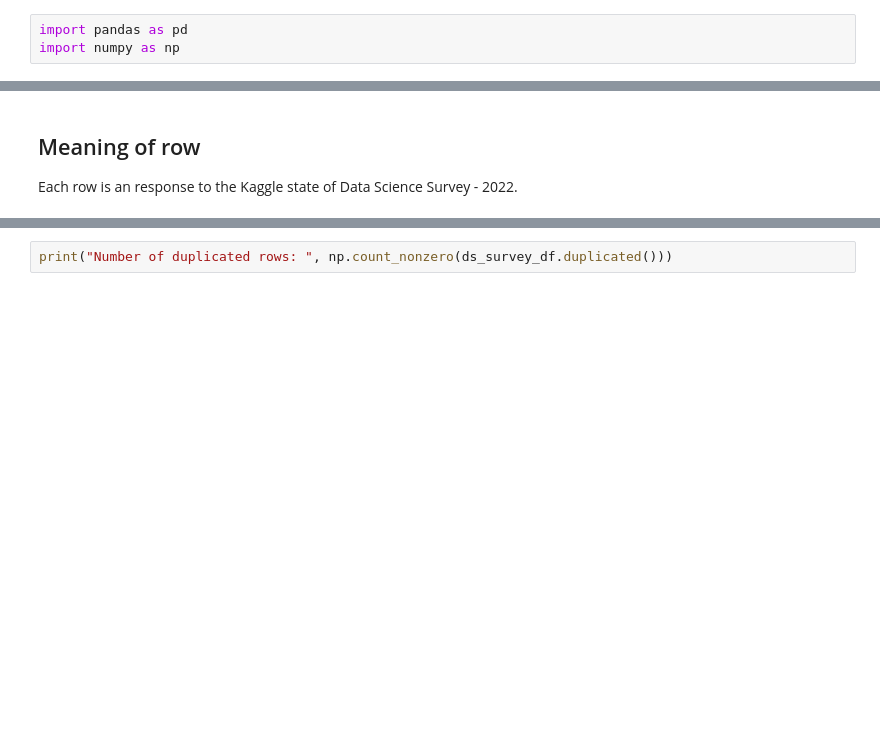
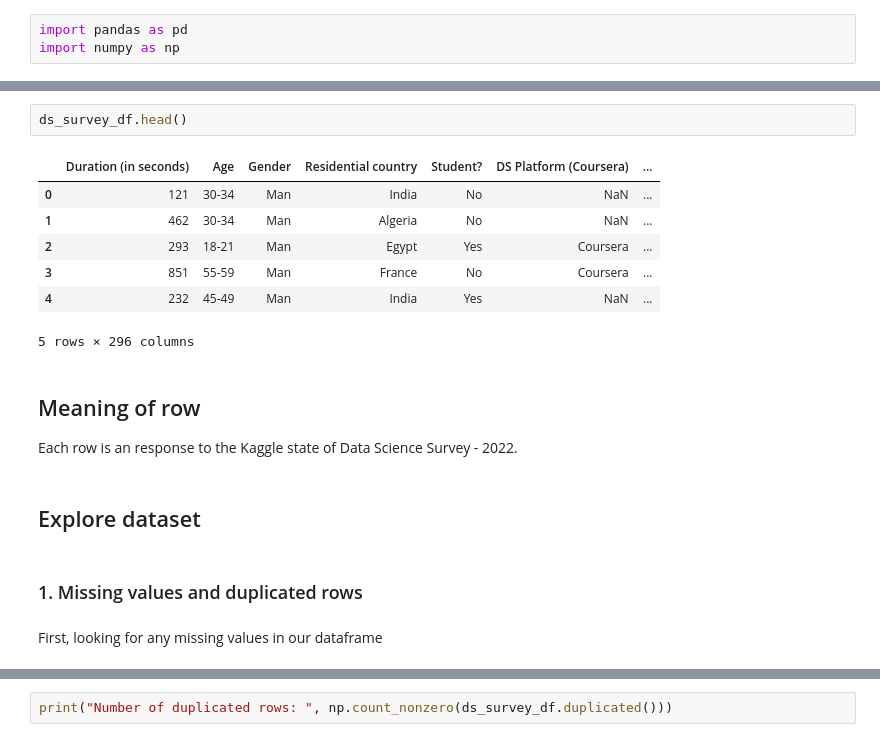
Before and after one commit to HTNam1710/P4DS_FinalProject, a Jupyter notebook: Source/data_exploration.ipynb, the cells around one changed output, grey strips where cells are left out. Cells and saved outputs as stored; diff of their text form; blank space fills up the shorter version.

```diff
--- a/Source/data_exploration.ipynb
+++ b/Source/data_exploration.ipynb
@@ -103,4 +547,20 @@ The reason the number of columns in the dataset (296) is not equal to the number
+# %%
+ds_survey_df.head()
+# %% [output]
+|  | Duration (in seconds) | Age | Gender | Residential country | Student? | DS Platform (Coursera) | ... |
+| 0 | 121 | 30-34 | Man | India | No | NaN | ... |
+| 1 | 462 | 30-34 | Man | Algeria | No | NaN | ... |
+| 2 | 293 | 18-21 | Man | Egypt | Yes | Coursera | ... |
+| 3 | 851 | 55-59 | Man | France | No | Coursera | ... |
+| 4 | 232 | 45-49 | Man | India | Yes | NaN | ... |
+5 rows × 296 columns
 # %% [markdown]
 ## Meaning of row
 
 Each row is an response to the Kaggle state of Data Science Survey - 2022.
+# %% [markdown]
+## Explore dataset
+# %% [markdown]
+### 1. Missing values and duplicated rows
+# %% [markdown]
+First, looking for any missing values in our dataframe
```
Also changed, not shown: parts of 33 cells of this notebook, 1 other file.
